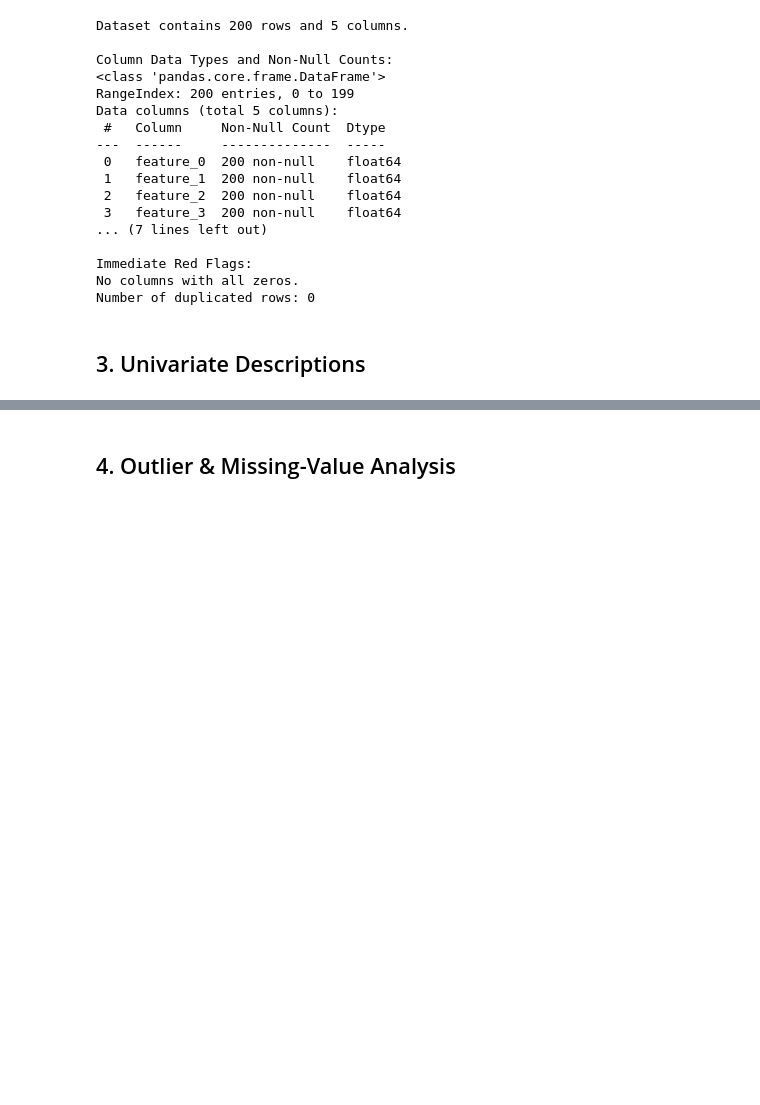
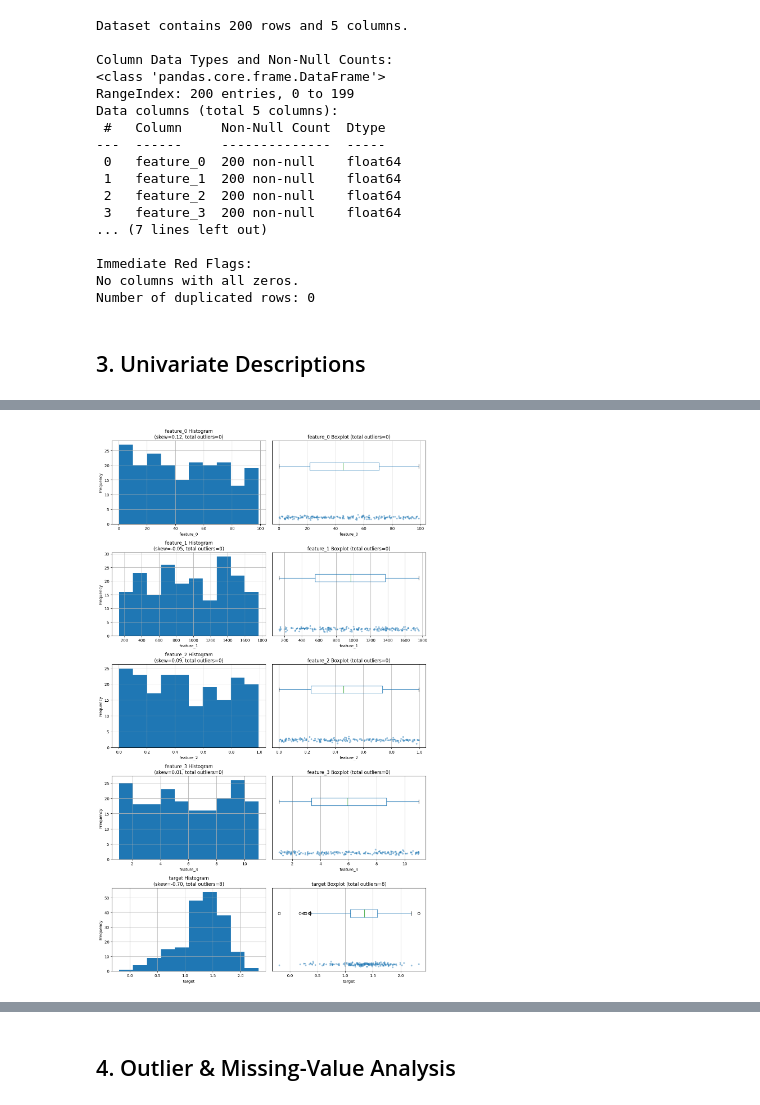
Before and after one commit to szm4c/bagging-boosting-stacking-study, a Jupyter notebook: notebooks/eda/friedman3_eda.ipynb, the cells around one changed output, grey strips where cells are left out. Saved outputs shown, nothing was run; the diff lists cells and outputs as text; code cells hidden in the pictures; blank space fills up the shorter version.

```diff
--- a/notebooks/eda/friedman3_eda.ipynb
+++ b/notebooks/eda/friedman3_eda.ipynb
@@ -70,0 +139,31 @@ Number of duplicated rows: 0
+# %%
+# Plots for skewness and outliers
+
+features = list(numeric_df.columns)
+n = len(features)
+
+# Grid of subplots: 5 rows, 2 columns
+fig, axes = plt.subplots(nrows=n, ncols=2, figsize=(12, 4 * n))
+
+for i, col in enumerate(features):
+    skew_val = skewness[col]
+    out_count = iqr_outlier_counts[col]
+    # Histogram
+    ax_hist = axes[i, 0]
+    numeric_df[col].hist(ax=ax_hist)
+    ax_hist.set_title(f"{col} Histogram\n(skew={skew_val:.2f}, total outliers={out_count})")
+    ax_hist.set_xlabel(col)
+    ax_hist.set_ylabel("Frequency")
+    # Boxplot + jitter
+    ax_box = axes[i, 1]
+    numeric_df.boxplot(column=col, ax=ax_box, vert=False, showfliers=True)
+    y_jitter = np.random.normal(loc=0, scale=0.02, size=len(numeric_df))
+    ax_box.scatter(numeric_df[col], y_jitter, alpha=0.4, s=10)
+    ax_box.set_title(f"{col} Boxplot (total outliers={out_count})")
+    ax_box.set_xlabel(col)
+    ax_box.set_yticks([])
+
+plt.tight_layout()
+plt.show()
+# %% [output]
+[figure, added]
```
Also changed, not shown: parts of 27 cells of this notebook.
